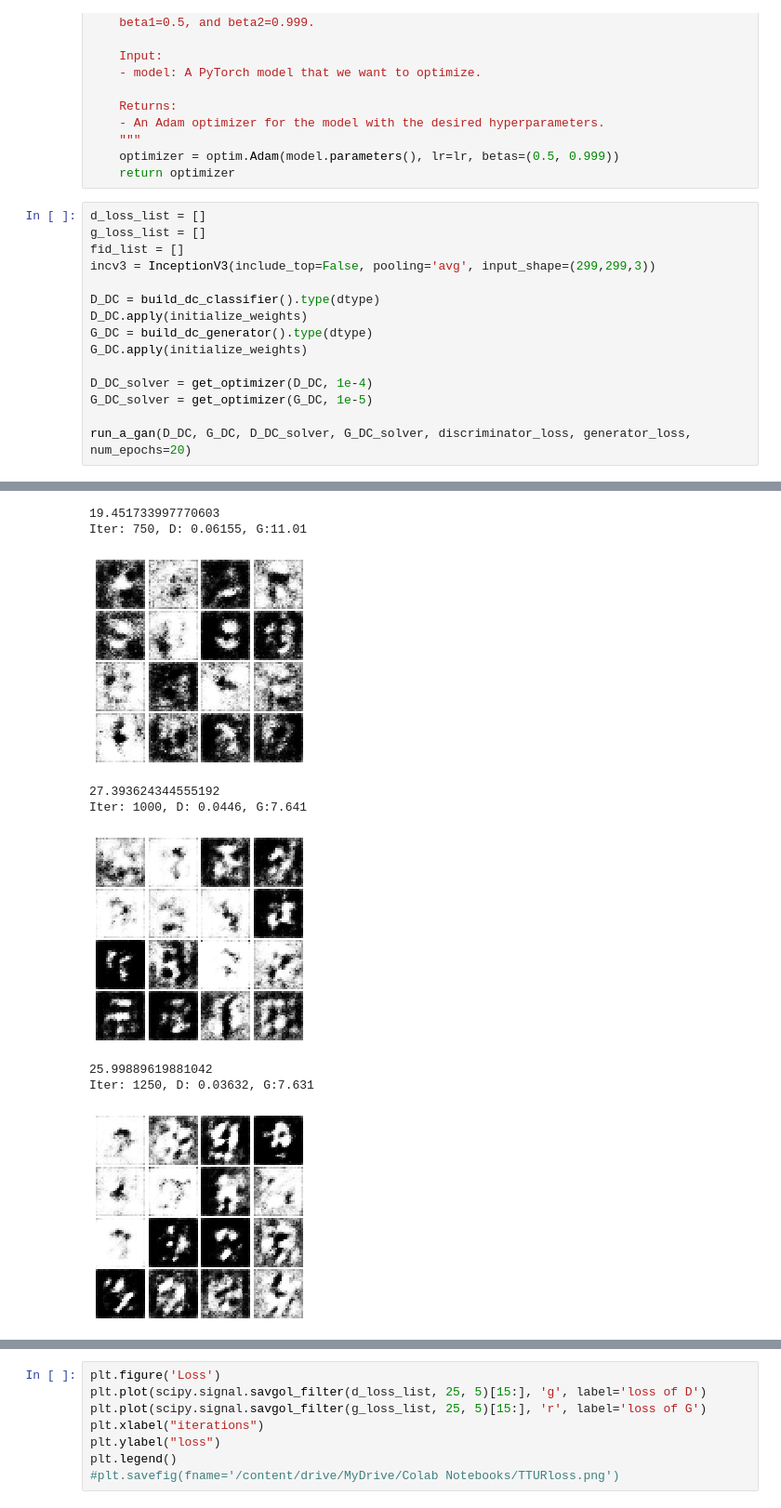
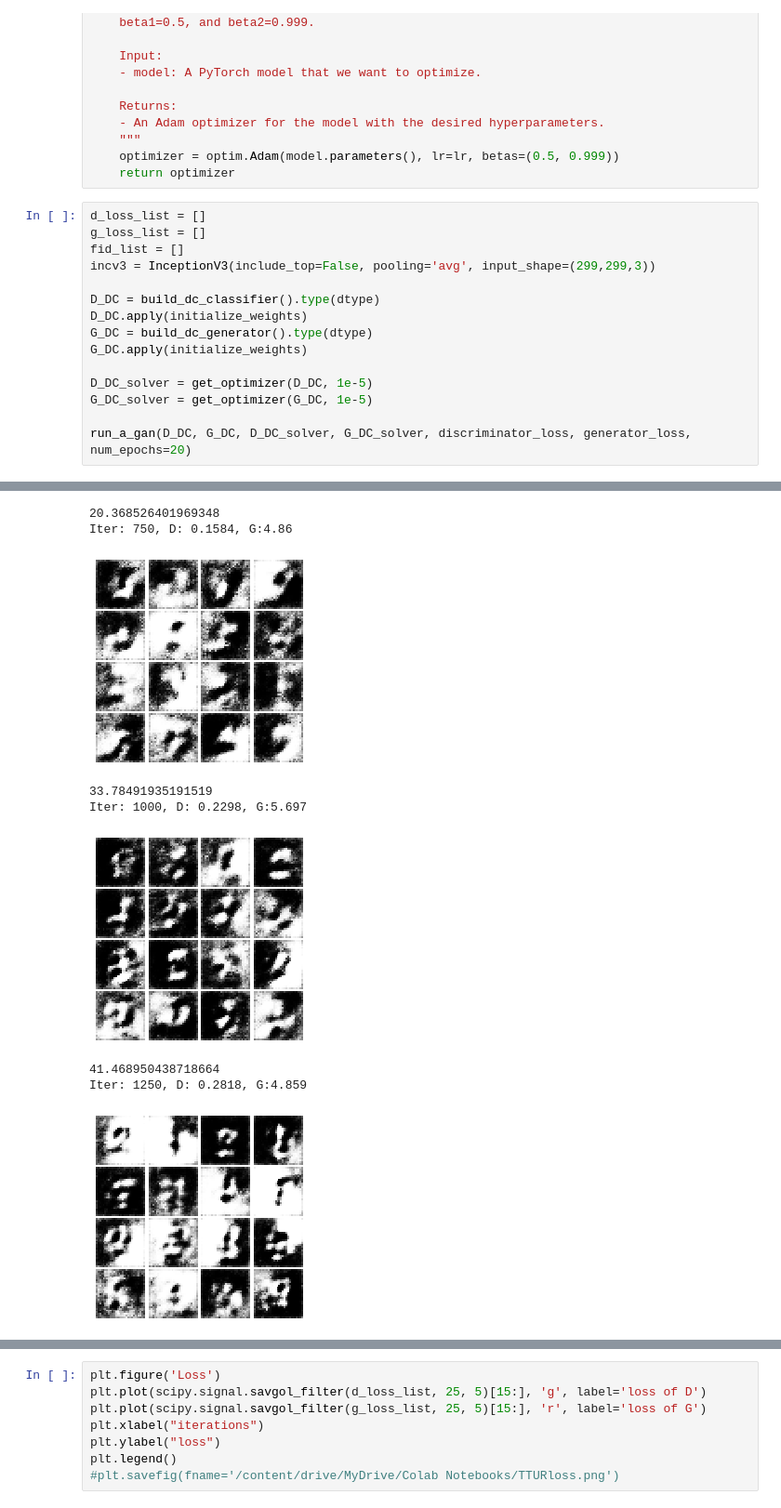
Before and after one commit to singwang-cn/Neural_Networks, a Jupyter notebook: DCGANs_for_graduation_thesis.ipynb, the cells around one changed output, grey strips where cells are left out. Shown at 93% size. Saved outputs shown, nothing was run; the diff lists cells and outputs as text.

```diff
--- a/DCGANs_for_graduation_thesis.ipynb
+++ b/DCGANs_for_graduation_thesis.ipynb
@@ -345,7 +361,7 @@ D_DC.apply(initialize_weights)
 G_DC = build_dc_generator().type(dtype)
 G_DC.apply(initialize_weights)
 
-D_DC_solver = get_optimizer(D_DC, 1e-4)
+D_DC_solver = get_optimizer(D_DC, 1e-5)
 G_DC_solver = get_optimizer(G_DC, 1e-5)
 
 run_a_gan(D_DC, G_DC, D_DC_solver, G_DC_solver, discriminator_loss, generator_loss, num_epochs=20)
@@ -362,12 +378,12 @@ Iter: 500, D: 0.00984, G:10.86
-19.451733997770603
-Iter: 750, D: 0.06155, G:11.01
+20.368526401969348
+Iter: 750, D: 0.1584, G:4.86
-[figure, old version]
+[figure, new version]
-27.393624344555192
-Iter: 1000, D: 0.0446, G:7.641
+33.78491935191519
+Iter: 1000, D: 0.2298, G:5.697
-[figure, old version]
+[figure, new version]
-25.99889619881042
-Iter: 1250, D: 0.03632, G:7.631
+41.468950438718664
+Iter: 1250, D: 0.2818, G:4.859
-[figure, old version]
+[figure, new version]
 ... (52 outputs left out)
 # %%
 plt.figure('Loss')
```
Also changed, not shown: parts of 7 cells of this notebook.
